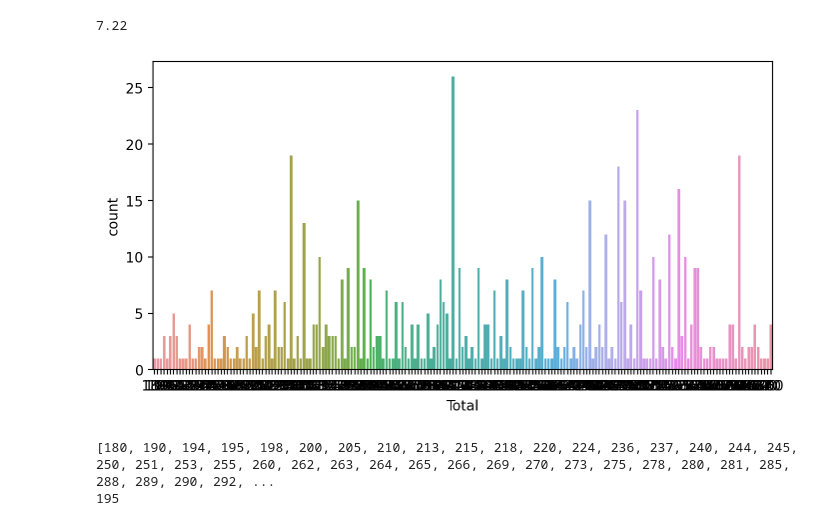
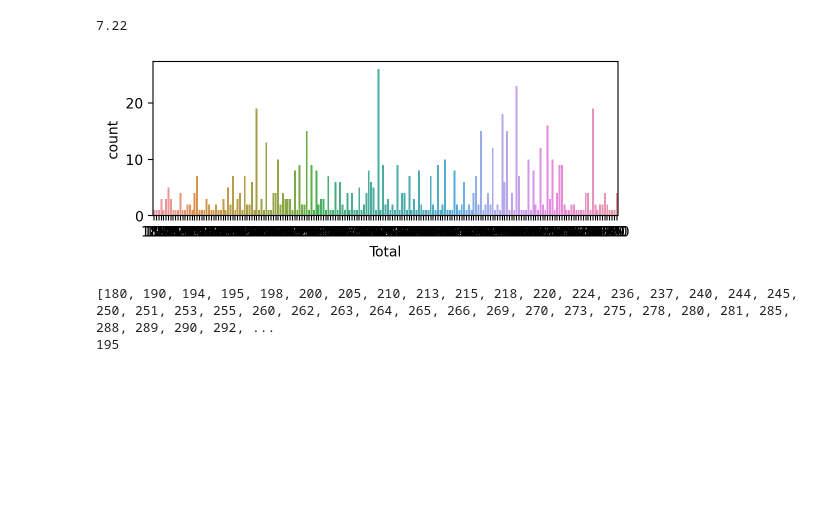
Before and after one commit to knachinen/aiffel_fundamentals, a Jupyter notebook: node_08_poketmon.ipynb, the cells around one changed output. Saved outputs shown, nothing was run; the diff lists cells and outputs as text; code cells hidden in the pictures; blank space fills up the shorter version.

```diff
--- a/node_08_poketmon.ipynb
+++ b/node_08_poketmon.ipynb
@@ -321,12 +322,12 @@ round(65 / 9, 2)
 # %%
 # Q. ordinary 포켓몬의 'Total' 값 집합을 확인해봅시다.
 fig, ax = plt.subplots()
-fig.set_size_inches(8, 4)
+fig.set_size_inches(6, 2)
 
 sns.countplot(data=ordinary, x="Total")
 plt.show()
 # %% [output]
-[figure, old version]
+[figure, new version]
 # %%
 # Q. 이 집합의 크기(길이)를 확인해봅시다.
 ordinary_sort = sorted(list(set(ordinary["Total"])))
```
Also changed, not shown: parts of 6 cells of this notebook, 5 other files.
